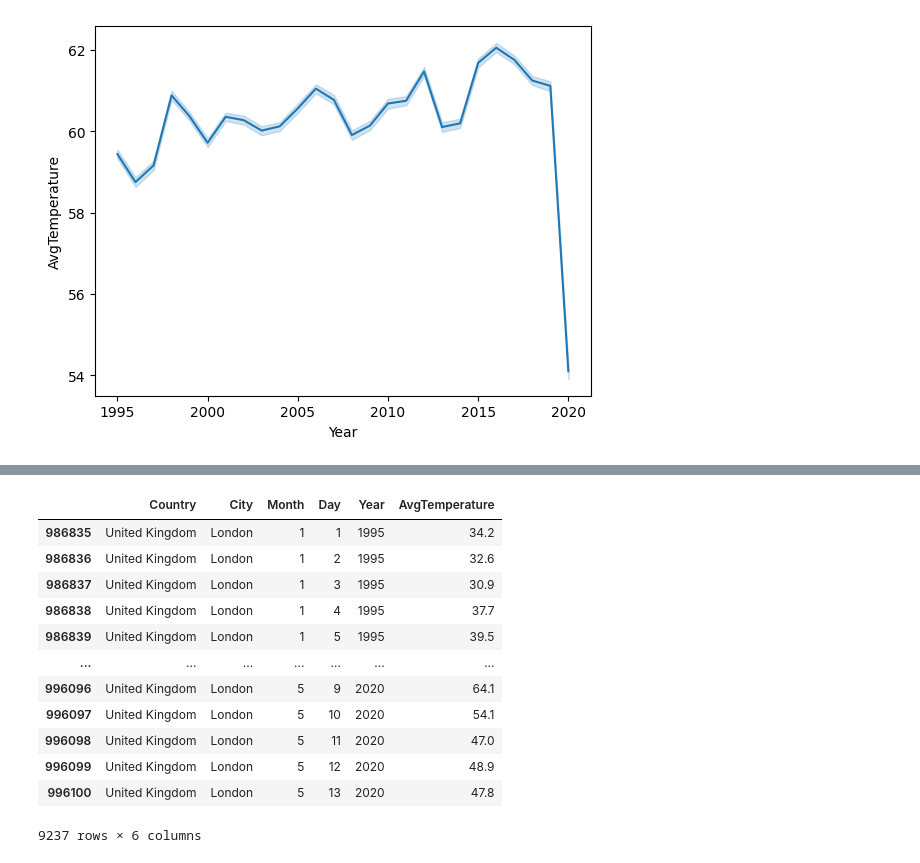
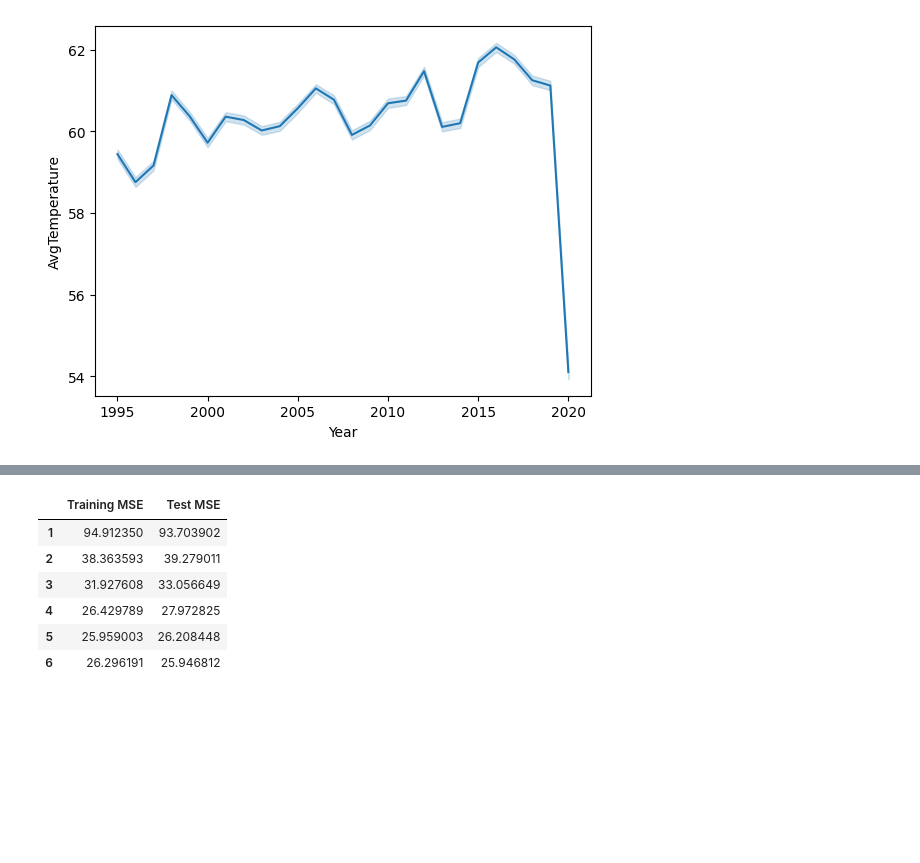
Before and after one commit to CSharpTeoMan911/TemperatureDataAnalysis, a Jupyter notebook: WeatherAnalysys.ipynb, the cells around one changed output, grey strips where cells are left out. Cells and saved outputs as stored; diff of their text form; code cells hidden in the pictures; blank space fills up the shorter version.

```diff
--- a/WeatherAnalysys.ipynb
+++ b/WeatherAnalysys.ipynb
@@ -216,19 +217,31 @@ sb.lineplot(data=dtl, x="Year", y="AvgTemperature")
 # %%
+
 l_mse_comp = {"Training MSE" : [], "Test MSE": []}
 l_mse_comp_indexes = []
-l_mse_comp_c_i = 0
+l_mse_comp_c_i = 1
 
 l_r2_progression = {"Polynomial degree" : [], "R2": []}
 l_mse_progression = {"Polynomial degree" : [], "MSE": []}
 
-mse = None
-r2 = None
 
 mse = None
 r2 = None
 
 l_degree = 1
 l_model = None
+
+def addMetrics(t_mse, c_mse, c_r2, d_i):
+    global l_mse_comp_c_i
+    l_mse_comp["Training MSE"].append(t_mse)
+    l_mse_comp["Test MSE"].append(c_mse)
+    l_mse_comp_indexes.append(l_mse_comp_c_i)
+    l_mse_comp_c_i += 1
+
+    l_r2_progression["Polynomial degree"].append(d_i)
+    l_r2_progression["R2"].append(c_r2)
+
+    l_mse_progression["Polynomial degree"].append(d_i)
+    l_mse_progression["MSE"].append(c_mse)
 
 for i in range(1, 100):
     poly_features = preprocessing.PolynomialFeatures(degree=i, include_bias=False).fit_transform(X=dtl[["Day", "Month", "Year"]])
@@ -247,35 +260,29 @@ for i in range(1, 100):
 
     print("\n\n")
     print("Training MSE:", t_mse)
-    print("MSE:", mse)
-    print("R2:", r2)
-
-
-    l_mse_comp["Training MSE"].append(t_mse)
-    l_mse_comp["Test MSE"].append(c_mse)
-    l_mse_comp_indexes.append(g_mse_comp_c_i)
-    l_mse_comp_c_i += 1
-
-    l_r2_progression["Polynomial degree"].append(i)
-    l_r2_progression["R2"].append(c_r2)
-
-    l_mse_progression["Polynomial degree"].append(i)
-    l_mse_progression["MSE"].append(c_mse)
+    print("MSE:", c_mse)
+    print("R2:", c_r2)
 
     if mse is None and r2 is None:
+        addMetrics(t_mse, c_mse, c_r2, i)
         mse = c_mse
         r2 = c_r2
     else:
         if c_mse < mse:
+            print("Degree: ", i)
             l_model = _model
             l_degree = i
-            mse = c_mse
+            addMetrics(t_mse, c_mse, c_r2, i)
         elif c_r2 > r2:
+            print("Degree: ", i)
             l_model = _model
             l_degree = i
-            r2 = c_r2
+            addMetrics(t_mse, c_mse, c_r2)
         else:
             break
+    mse = c_mse
+    r2 = c_r2
+
 
 london_temp_model = {"x_intercept": l_model.intercept_, "Beta_Coefficients":  l_model.coef_.tolist(), "polynomial_degree": l_degree}
 model_file = open(file="london_temp_model.json", mode="w")
@@ -284,7 +291,10 @@ model_file.flush()
 model_file.close()
 del(model_file)
 
+
 l_comp = pd.DataFrame(data=l_mse_comp, index=l_mse_comp_indexes)
 l_r2_prog = pd.DataFrame(data=l_r2_progression, index=l_mse_comp_indexes)
 l_mse_prog = pd.DataFrame(data=l_mse_progression, index=l_mse_comp_indexes)
+
+l_comp
 # %% [output]
@@ -308,16 +318,10 @@ R2: 0.7411267006537392
-|  | Country | City | Month | Day | Year | AvgTemperature |
-| 986835 | United Kingdom | London | 1 | 1 | 1995 | 34.2 |
-| 986836 | United Kingdom | London | 1 | 2 | 1995 | 32.6 |
-| 986837 | United Kingdom | London | 1 | 3 | 1995 | 30.9 |
-| 986838 | United Kingdom | London | 1 | 4 | 1995 | 37.7 |
-| 986839 | United Kingdom | London | 1 | 5 | 1995 | 39.5 |
-| ... | ... | ... | ... | ... | ... | ... |
-| 996096 | United Kingdom | London | 5 | 9 | 2020 | 64.1 |
-| 996097 | United Kingdom | London | 5 | 10 | 2020 | 54.1 |
-| 996098 | United Kingdom | London | 5 | 11 | 2020 | 47.0 |
-| 996099 | United Kingdom | London | 5 | 12 | 2020 | 48.9 |
-| 996100 | United Kingdom | London | 5 | 13 | 2020 | 47.8 |
+|  | Training MSE | Test MSE |
+| 1 | 94.912350 | 93.703902 |
+| 2 | 38.363593 | 39.279011 |
+| 3 | 31.927608 | 33.056649 |
+| 4 | 26.429789 | 27.972825 |
+| 5 | 25.959003 | 26.208448 |
+| 6 | 26.296191 | 25.946812 |
-9237 rows × 6 columns
 # %%
 ##########################################################################################
 # Comparison of the MSE in predicting training data VS testing data for the Global model #
```
Also changed, not shown: parts of 10 cells of this notebook, 2 other files.
